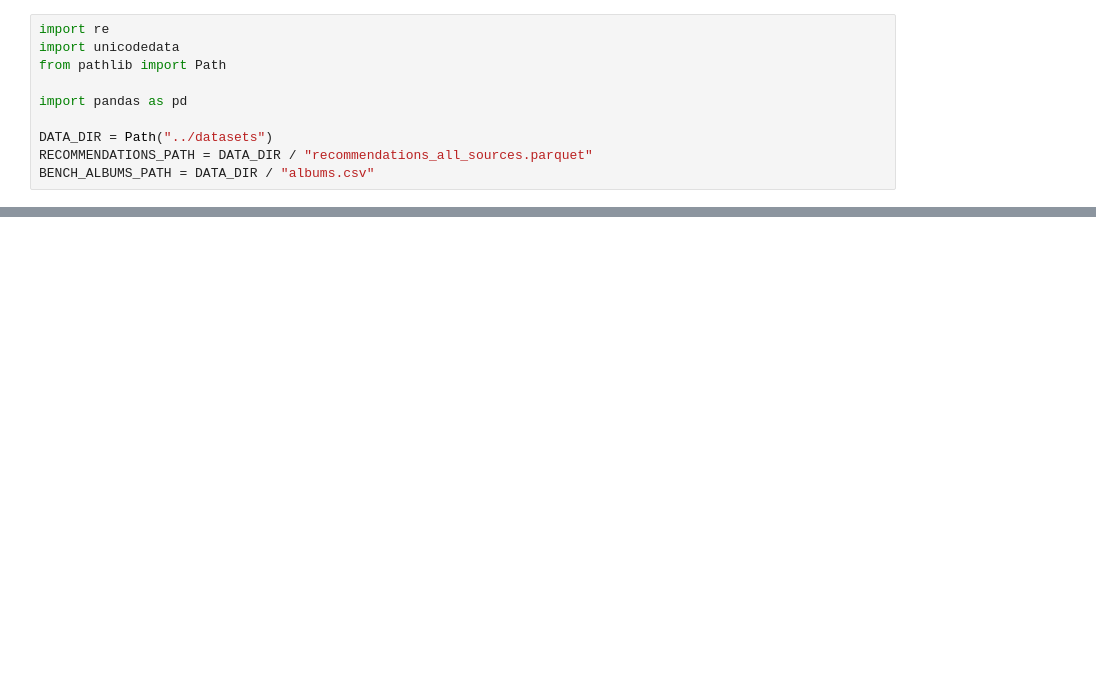
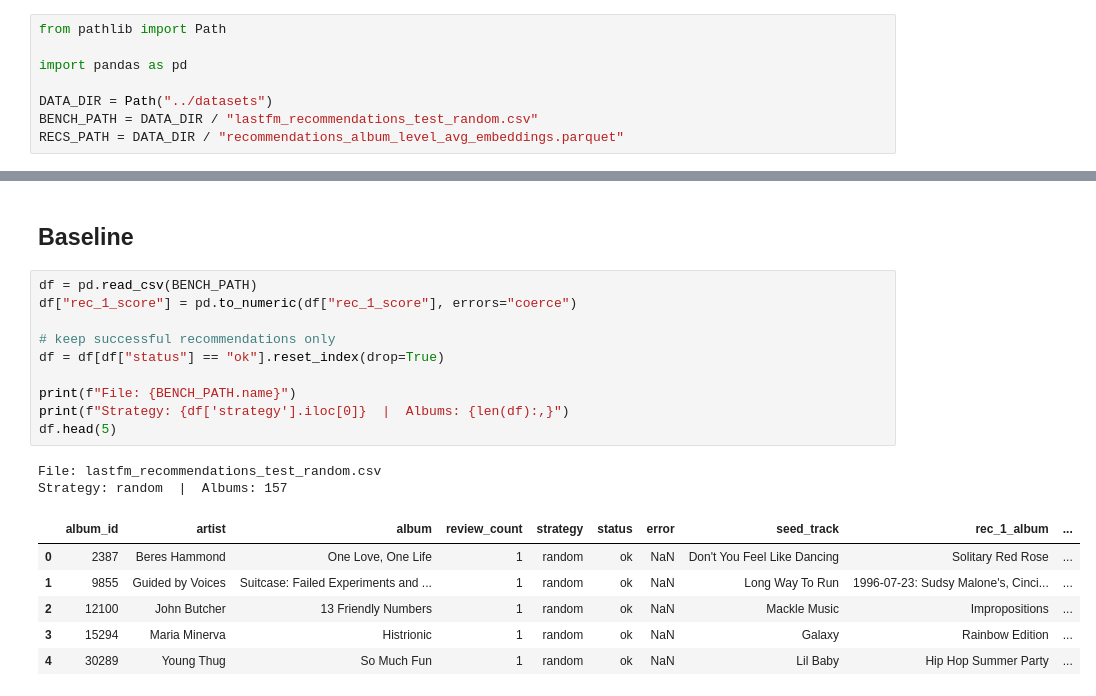
Before and after one commit to lbarleta/critical-listener, a Jupyter notebook: lastfm-bench/lastfm_bench.ipynb, the cells around one changed output, grey strips where cells are left out. Drawn from its saved outputs; the diff is of its cells as text; blank space fills up the shorter version.

```diff
--- a/lastfm-bench/lastfm_bench.ipynb
+++ b/lastfm-bench/lastfm_bench.ipynb
@@ -7,10 +5,8 @@ Start by loading `recommendations_all_sources.parquet` and filtering it to album
 # %%
-import re
-import unicodedata
 from pathlib import Path
 
 import pandas as pd
 
 DATA_DIR = Path("../datasets")
-RECOMMENDATIONS_PATH = DATA_DIR / "recommendations_all_sources.parquet"
-BENCH_ALBUMS_PATH = DATA_DIR / "albums.csv"
+BENCH_PATH = DATA_DIR / "lastfm_recommendations_test_random.csv"
+RECS_PATH = DATA_DIR / "recommendations_album_level_avg_embeddings.parquet"
@@ -116,0 +31,21 @@ Unmatched bench albums: 1
+# %% [markdown]
+## Baseline
+# %%
+df = pd.read_csv(BENCH_PATH)
+df["rec_1_score"] = pd.to_numeric(df["rec_1_score"], errors="coerce")
+
+# keep successful recommendations only
+df = df[df["status"] == "ok"].reset_index(drop=True)
+
+print(f"File: {BENCH_PATH.name}")
+print(f"Strategy: {df['strategy'].iloc[0]}  |  Albums: {len(df):,}")
+df.head(5)
+# %% [output]
+File: lastfm_recommendations_test_random.csv
+Strategy: random  |  Albums: 157
+|  | album_id | artist | album | review_count | strategy | status | error | seed_track | rec_1_album | ... |
+| 0 | 2387 | Beres Hammond | One Love, One Life | 1 | random | ok | NaN | Don't You Feel Like Dancing | Solitary Red Rose | ... |
+| 1 | 9855 | Guided by Voices | Suitcase: Failed Experiments and ... | 1 | random | ok | NaN | Long Way To Run | 1996-07-23: Sudsy Malone's, Cinci... | ... |
+| 2 | 12100 | John Butcher | 13 Friendly Numbers | 1 | random | ok | NaN | Mackle Music | Impropositions | ... |
+| 3 | 15294 | Maria Minerva | Histrionic | 1 | random | ok | NaN | Galaxy | Rainbow Edition | ... |
+| 4 | 30289 | Young Thug | So Much Fun | 1 | random | ok | NaN | Lil Baby | Hip Hop Summer Party | ... |
```
Also changed, not shown: parts of 18 cells of this notebook, 3 other files.
